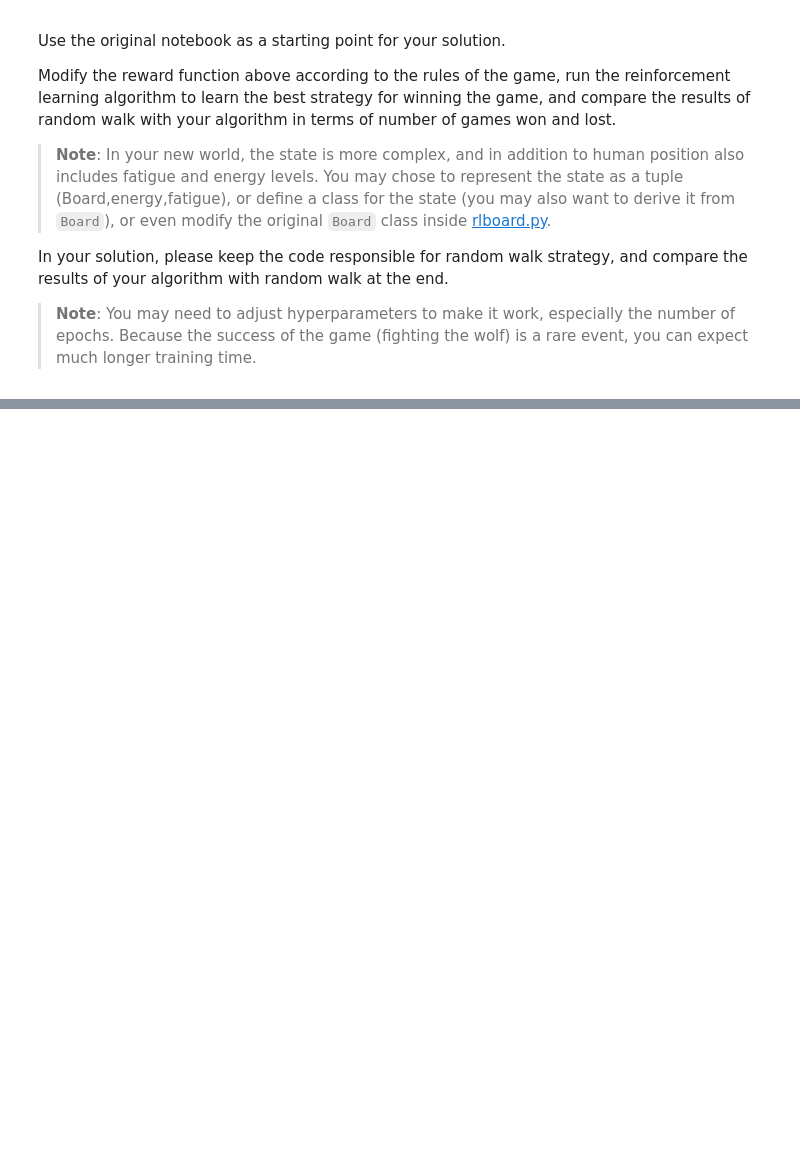
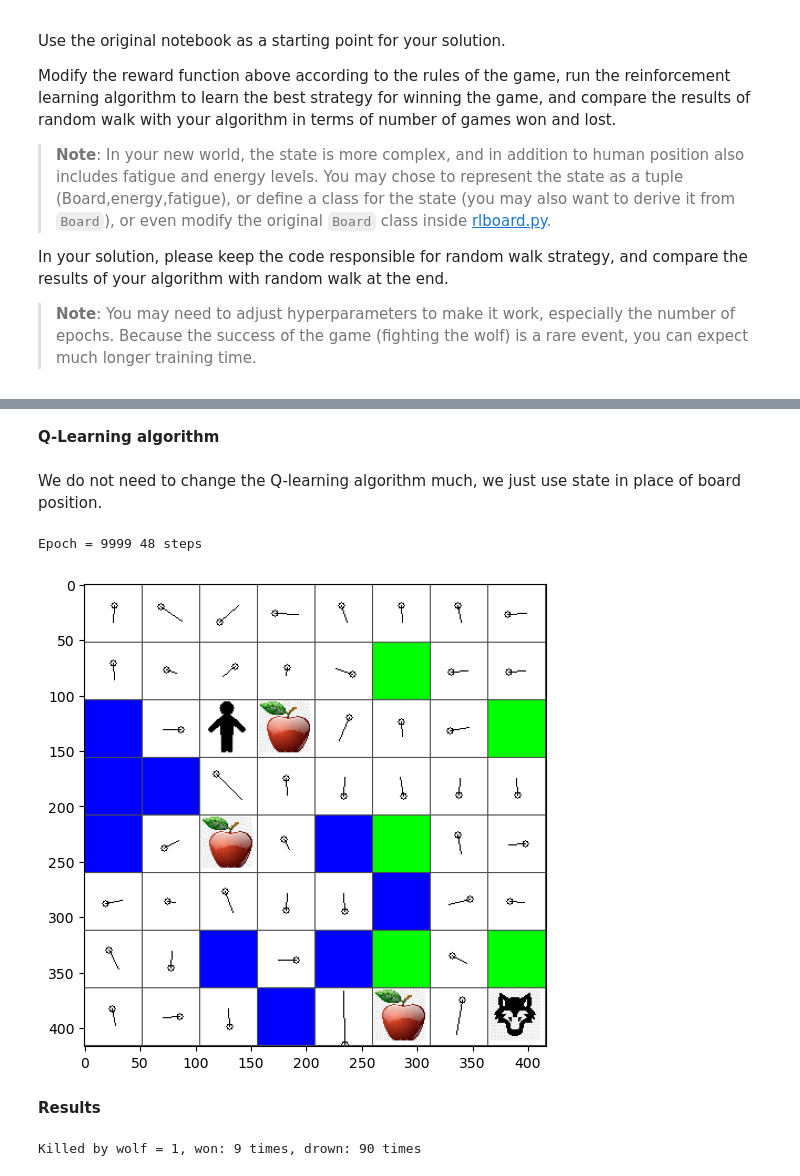
Before and after one commit to lukmanaj/ArewaDS-Machine-Learning-Assignments, a Jupyter notebook: week_10_Reinforcement_Learning/1-QLearning/assignment.ipynb, the cells around one changed output, grey strips where cells are left out. Drawn from its saved outputs; the diff is of its cells as text; code cells hidden in the pictures; blank space fills up the shorter version.

```diff
--- a/week_10_Reinforcement_Learning/1-QLearning/assignment.ipynb
+++ b/week_10_Reinforcement_Learning/1-QLearning/assignment.ipynb
@@ -21,0 +125,63 @@ In your solution, please keep the code responsible for random walk strategy, and
+# %% [markdown]
+**Q-Learning algorithm**
+# %% [markdown]
+We do not need to change the Q-learning algorithm much, we just use state in place of board position.
+# %%
+Q = np.ones((width,height,len(actions)),dtype=float)*1.0/len(actions)
+# %%
+def probs(v,eps=1e-4):
+    v = v-v.min()+eps
+    v = v/v.sum()
+    return v
+# %%
+from IPython.display import clear_output
+
+lpath = []
+
+for epoch in range(10000):
+    clear_output(wait=True)
+    print(f"Epoch = {epoch}",end='')
+
+    # Pick initial point
+    s = state(m)
+
+    # Start travelling
+    n=0
+    cum_reward = 0
+    while True:
+        x,y = s.board.human
+        v = probs(Q[x,y])
+        while True:
+            a = random.choices(list(actions),weights=v)[0]
+            dpos = actions[a]
+            if s.board.is_valid(s.board.move_pos(s.board.human,dpos)):
+                break
+        s.move(dpos)
+        r = reward(s)
+        if abs(r)==100: # end of game
+            print(f" {n} steps",end='\r')
+            lpath.append(n)
+            break
+        alpha = np.exp(-n / 3000)
+        gamma = 0.5
+        ai = action_idx[a]
+        Q[x,y,ai] = (1 - alpha) * Q[x,y,ai] + alpha * (r + gamma * Q[x+dpos[0], y+dpos[1]].max())
+        n+=1
+# %% [output]
+Epoch = 9999 48 steps
+# %%
+m.plot(Q)
+# %% [output]
+[figure, added]
+# %% [markdown]
+**Results**
+# %%
+def qpolicy(m):
+        x,y = m.human
+        v = probs(Q[x,y])
+        a = random.choices(list(actions),weights=v)[0]
+        return a
+
+print_statistics(qpolicy)
+# %% [output]
+Killed by wolf = 1, won: 9 times, drown: 90 times
```
Also changed, not shown: parts of 13 cells of this notebook.
